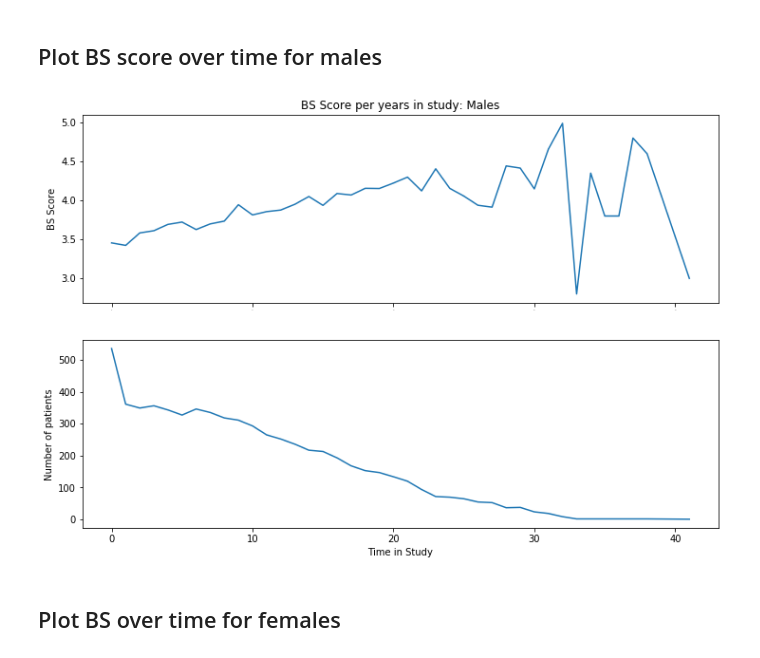
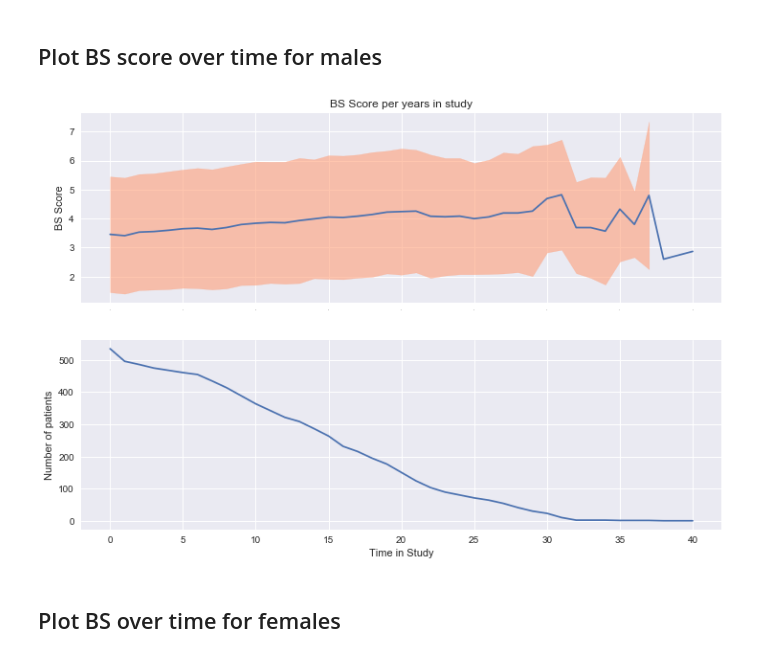
Before and after one commit to Rendiere/as-analysis, a Jupyter notebook: src/bs-over-time.ipynb, the cells around one changed output. Cells and saved outputs as stored; diff of their text form; code cells hidden in the pictures.

```diff
--- a/src/bs-over-time.ipynb
+++ b/src/bs-over-time.ipynb
@@ -75,30 +102,21 @@ male_ids = demo_df[genders == 'Male']['patient_id']
 female_ids = demo_df[genders == 'Female']['patient_id']
 
 # # Get BS dataset of males and females
-male_bs_df = agg_bs_df.loc[male_ids]
-female_bs_df = agg_bs_df.loc[female_ids]
+male_bs_df = normed_bs_df.loc[male_ids]
+female_bs_df = normed_bs_df.loc[female_ids]
 # %% [markdown]
 ## Plot BS score over time for males
-# %%
-agg_male_df = (male_bs_df.groupby('norm_years')
-                    .agg({'BS': 'mean', 'norm_years': len})
-                    .rename(columns={'norm_years': 'count'}))
-
-
-fig = plt.figure(figsize=(12,8))
-ax1 = plt.subplot(211)
-plt.plot(agg_male_df['BS'])
-plt.setp(ax1.get_xticklabels(), fontsize=0)
-plt.title('BS Score per years in study: Males')
-ax1.set_ylabel('BS Score')
-
-ax2 = plt.subplot(212, sharex=ax1)
-plt.plot(agg_male_df['count'])
-ax2.set_xlabel('Time in Study')
-ax2.set_ylabel('Number of patients')
-
-plt.show()
-# %% [output]
-[figure, removed]
+# %%
+agg_male_df = (male_bs_df.groupby('norm_years')
+                    .agg({'BS': ['mean','std'], 'norm_years': len})
+                    .rename(columns={'norm_years': 'count'}))
+
+std_bs = agg_male_df['BS', 'std']
+mean_bs = agg_male_df['BS','mean']
+num_patients = agg_male_df['count','len']
+
+plot_bs_over_time(mean_bs, std_bs, num_patients)
+# %% [output]
+[figure, added]
 # %% [markdown]
 ## Plot BS over time for females
```
Also changed, not shown: parts of 6 cells of this notebook, 2 other files.
